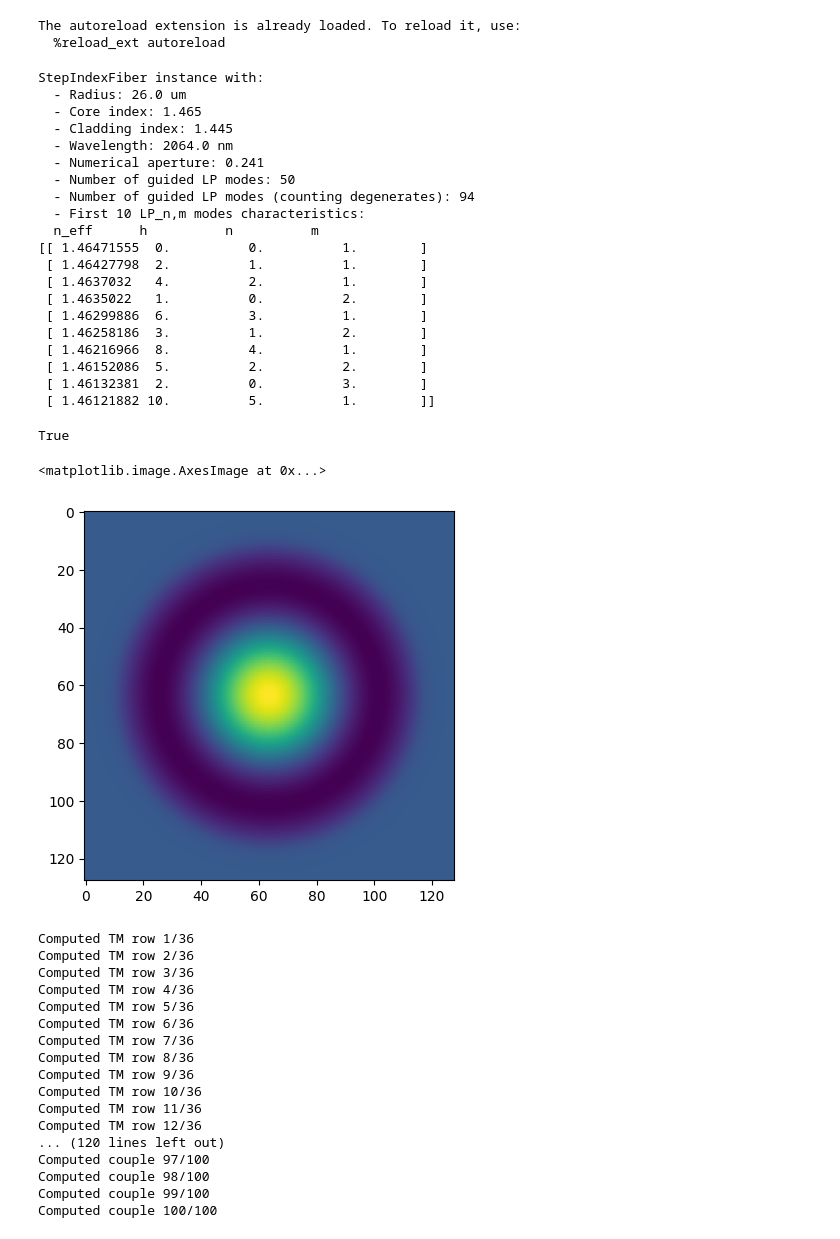
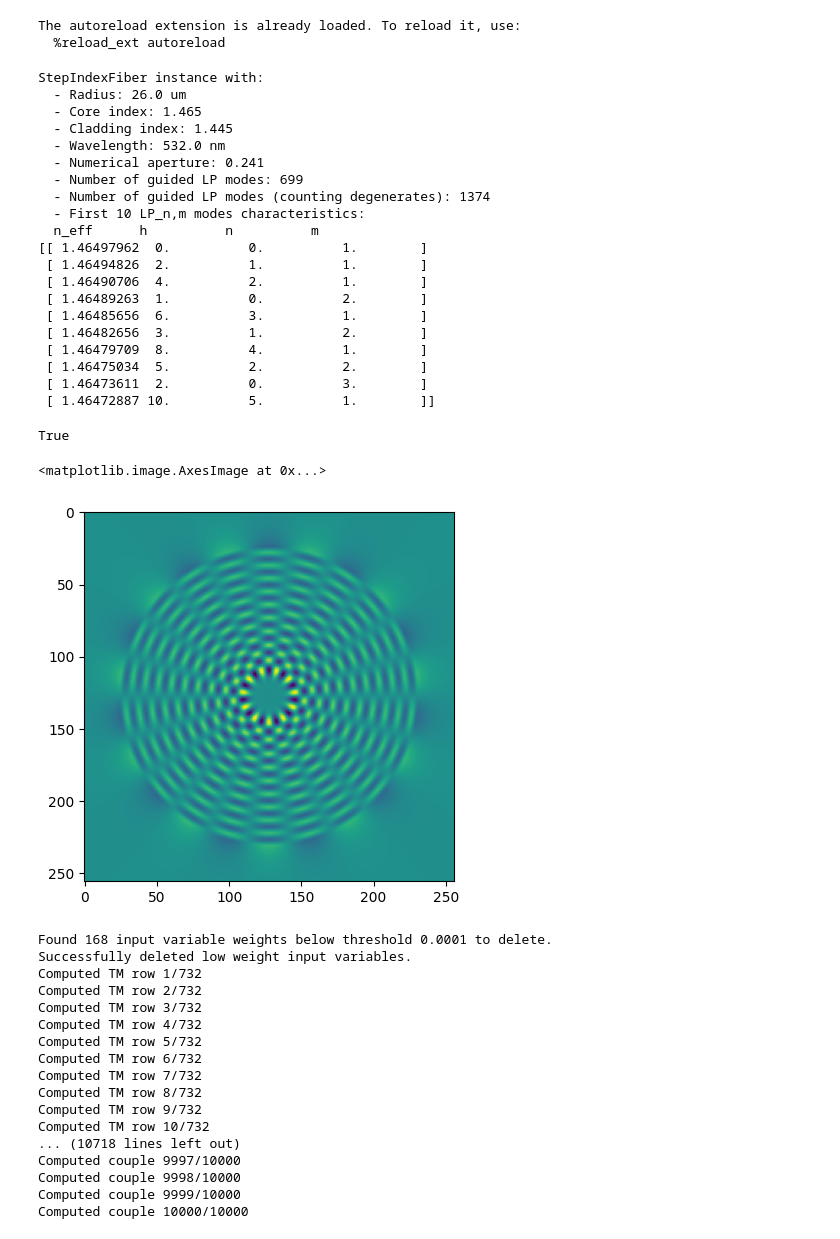
Before and after one commit to jysru/MMF_LP_modes, a Jupyter notebook: notebooks/generate_dataset_step_index.ipynb, the cells around one changed output. Cells and saved outputs as stored; diff of their text form; code cells hidden in the pictures.

```diff
--- a/notebooks/generate_dataset_step_index.ipynb
+++ b/notebooks/generate_dataset_step_index.ipynb
@@ -15,29 +15,29 @@ The autoreload extension is already loaded. To reload it, use:
   %reload_ext autoreload
 # %%
 grid = Grid(pixel_size=0.25e-6, pixel_numbers=(256,256))
-fiber = StepIndexFiber(radius=26e-6, wavelength=2064e-9, n1=1.465, n2=1.445)
+fiber = StepIndexFiber(radius=26e-6, wavelength=532e-9, n1=1.465, n2=1.445)
 print(fiber)
 # %% [output]
 StepIndexFiber instance with:
   - Radius: 26.0 um
   - Core index: 1.465
   - Cladding index: 1.445
-  - Wavelength: 2064.0 nm
+  - Wavelength: 532.0 nm
   - Numerical aperture: 0.241
-  - Number of guided LP modes: 50
-  - Number of guided LP modes (counting degenerates): 94
+  - Number of guided LP modes: 699
+  - Number of guided LP modes (counting degenerates): 1374
   - First 10 LP_n,m modes characteristics:
   n_eff      h          n          m
-[[ 1.46471555  0.          0.          1.        ]
- [ 1.46427798  2.          1.          1.        ]
- [ 1.4637032   4.          2.          1.        ]
- [ 1.4635022   1.          0.          2.        ]
- [ 1.46299886  6.          3.          1.        ]
- [ 1.46258186  3.          1.          2.        ]
- [ 1.46216966  8.          4.          1.        ]
- [ 1.46152086  5.          2.          2.        ]
- [ 1.46132381  2.          0.          3.        ]
- [ 1.46121882 10.          5.          1.        ]]
+[[ 1.46497962  0.          0.          1.        ]
+ [ 1.46494826  2.          1.          1.        ]
+ [ 1.46490706  4.          2.          1.        ]
+ [ 1.46489263  1.          0.          2.        ]
+ [ 1.46485656  6.          3.          1.        ]
+ [ 1.46482656  3.          1.          2.        ]
+ [ 1.46479709  8.          4.          1.        ]
+ [ 1.46475034  5.          2.          2.        ]
+ [ 1.46473611  2.          0.          3.        ]
+ [ 1.46472887 10.          5.          1.        ]]
 # %%
 fiber.compute_modes_fields(grid)
 # %%
@@ -45,33 +45,31 @@ fiber.stored_modes_fields
 # %% [output]
 True
 # %%
-plt.imshow(fiber._modes[:,:,0,3])
+plt.imshow(fiber._modes[:,:,1,-1])
 # %% [output]
 <matplotlib.image.AxesImage at 0x...>
-[figure, old version]
+[figure, new version]
 # %%
-dset = SimulatedStepIndexSpeckleOutputDataset(fiber, grid, length=100, N_modes=fiber._N_modes_degen, degen=True, noise_std=0/100)
-dset.compute_from_transfer_matrix(phases_dim=(6,6))
-
-# dset.compute(phases_dim=(6,6))
+dset = SimulatedStepIndexSpeckleOutputDataset(fiber, grid, length=10000, N_modes=fiber._N_modes_degen, degen=True, noise_std=0/100)
+dset.compute_from_transfer_matrix(phases_dim=(30,30))
 # %% [output]
-Computed TM row 1/36
-Computed TM row 2/36
-Computed TM row 3/36
-Computed TM row 4/36
-Computed TM row 5/36
-Computed TM row 6/36
-Computed TM row 7/36
-Computed TM row 8/36
-Computed TM row 9/36
-Computed TM row 10/36
-Computed TM row 11/36
-Computed TM row 12/36
-... (120 lines left out)
-Computed couple 97/100
-Computed couple 98/100
-Computed couple 99/100
-Computed couple 100/100
+Found 168 input variable weights below threshold 0.0001 to delete.
+Successfully deleted low weight input variables.
+Computed TM row 1/732
+Computed TM row 2/732
+Computed TM row 3/732
+Computed TM row 4/732
+Computed TM row 5/732
+Computed TM row 6/732
+Computed TM row 7/732
+Computed TM row 8/732
+Computed TM row 9/732
+Computed TM row 10/732
+... (10718 lines left out)
+Computed couple 9997/10000
+Computed couple 9998/10000
+Computed couple 9999/10000
+Computed couple 10000/10000
 # %%
 plt.imshow(dset.intensities[..., 7], cmap='gray')
 plt.colorbar()
```
Also changed, not shown: parts of 5 cells of this notebook.
